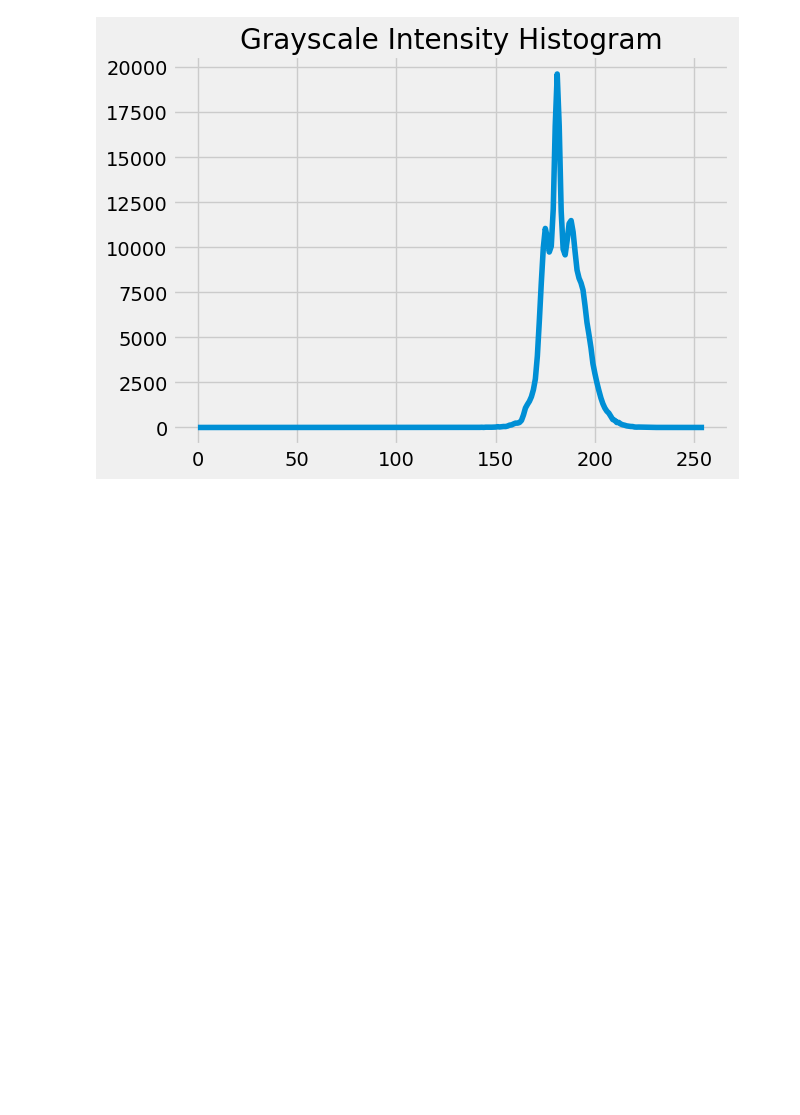
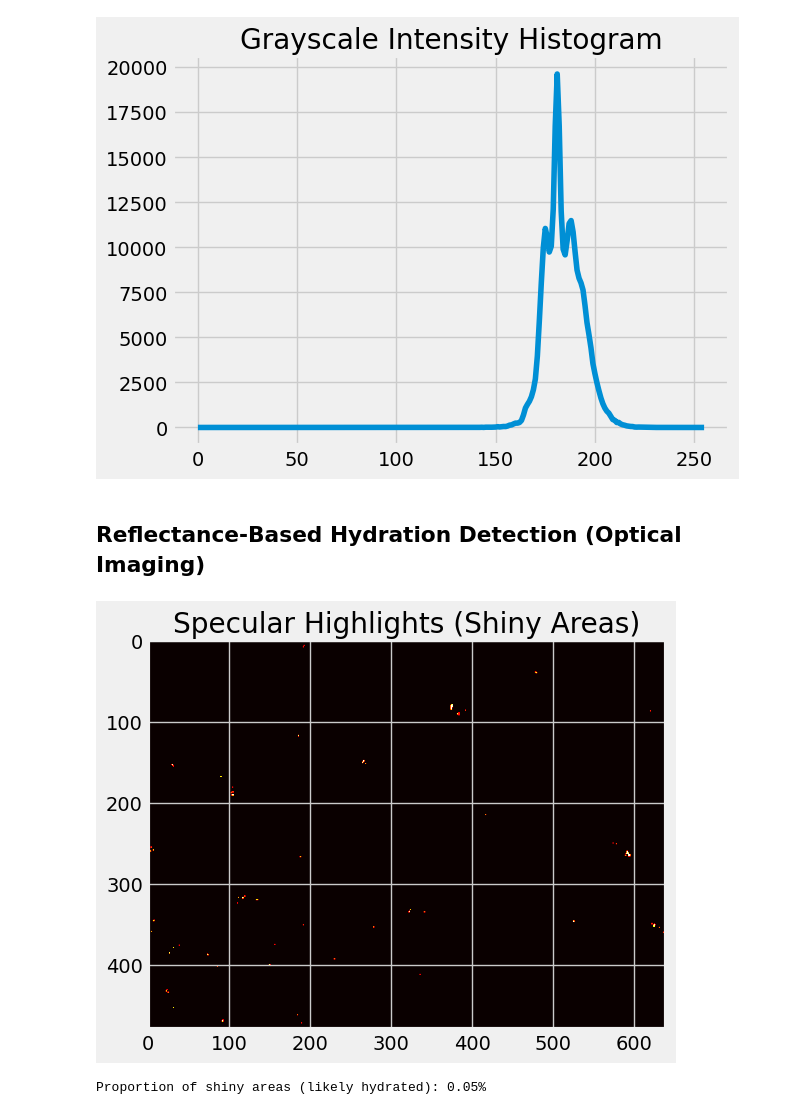
Before and after one commit to arhamwebexpert/ML, a Jupyter notebook: hydration.ipynb, the cells around one changed output. Cells and saved outputs as stored; diff of their text form; code cells hidden in the pictures; blank space fills up the shorter version.

```diff
--- a/hydration.ipynb
+++ b/hydration.ipynb
@@ -238,3 +226,30 @@ plt.title('Grayscale Intensity Histogram')
 plt.show()
 # %% [output]
 [figure]
+# %% [markdown]
+##  Reflectance-Based Hydration Detection (Optical Imaging)
+# %%
+import cv2
+import numpy as np
+import matplotlib.pyplot as plt
+
+# Load the image
+image = cv2.imread('Volunteers Data\MADAM REHANA\hand (after 35 days).jpg')
+
+# Convert to grayscale for simplicity
+gray_image = cv2.cvtColor(image, cv2.COLOR_BGR2GRAY)
+
+# Thresholding to detect high-intensity areas (shiny parts)
+_, shiny_areas = cv2.threshold(gray_image, 220, 255, cv2.THRESH_BINARY)
+
+# Display the shiny areas
+plt.imshow(shiny_areas, cmap='hot')
+plt.title('Specular Highlights (Shiny Areas)')
+plt.show()
+
+# Measure the proportion of shiny areas
+shiny_proportion = np.sum(shiny_areas == 255) / shiny_areas.size
+print(f"Proportion of shiny areas (likely hydrated): {shiny_proportion:.2%}")
+# %% [output]
+[figure, added]
+Proportion of shiny areas (likely hydrated): 0.05%
```
Also changed, not shown: parts of 12 cells of this notebook.
